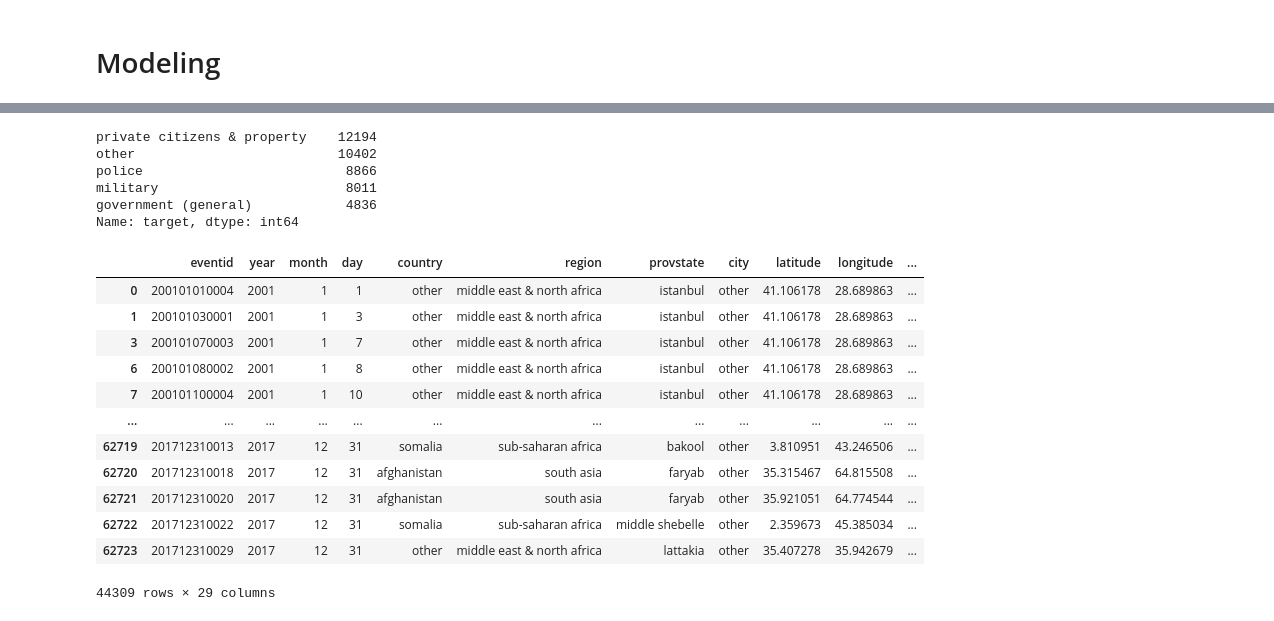
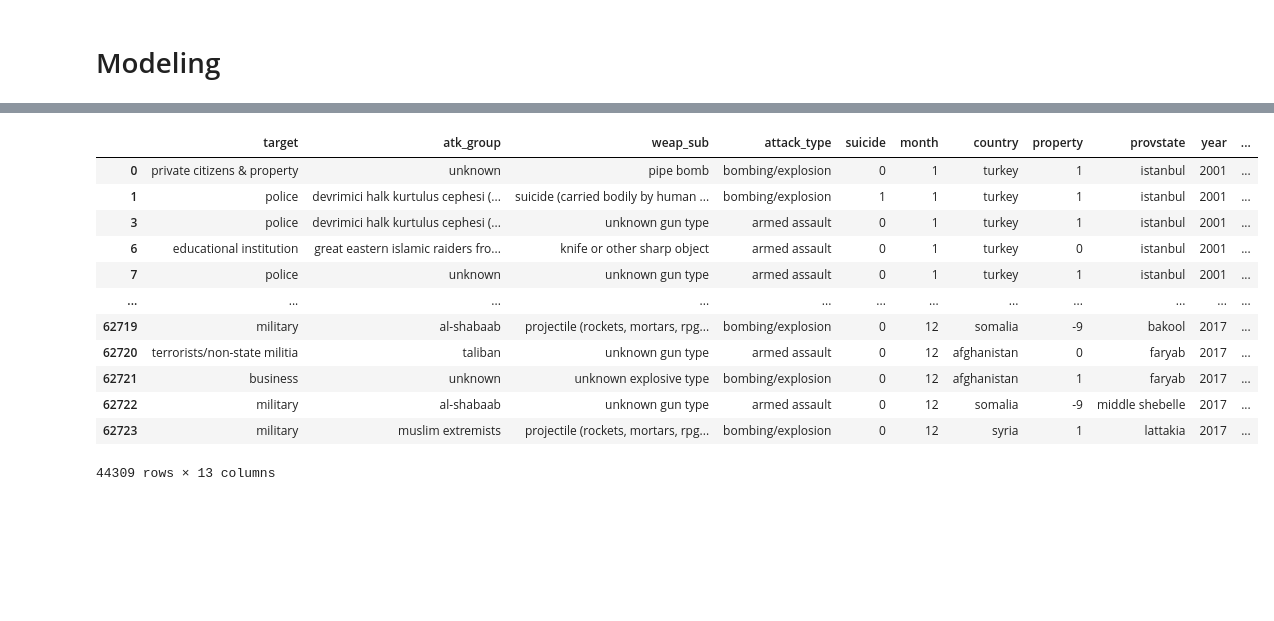
Before and after one commit to Predicting-Terrorism/predicting-terrorism, a Jupyter notebook: cody/modeling_notebook .ipynb, the cells around one changed output, grey strips where cells are left out. Saved outputs shown, nothing was run; the diff lists cells and outputs as text; code cells hidden in the pictures; blank space fills up the shorter version.

```diff
--- a/cody/modeling_notebook .ipynb
+++ b/cody/modeling_notebook .ipynb
@@ -77,0 +87,4 @@ df3 = df3.replace(['business'], 'other')
+# %%
+df.year = df.year.astype('str')
+# %%
+df.month = df.month.astype('str')
@@ -79,0 +113,18 @@ df2_trial = df2.copy()
+# %%
+df_keep = df[['target','atk_group', 'weap_sub','attack_type','suicide', 'month', 'country','property', 'provstate', 'year', 'weap_type', 'nationality', 'city']]
+# %%
+df_keep
+# %% [output]
+|  | target | atk_group | weap_sub | attack_type | suicide | month | country | property | provstate | year | ... |
+| 0 | private citizens & property | unknown | pipe bomb | bombing/explosion | 0 | 1 | turkey | 1 | istanbul | 2001 | ... |
+| 1 | police | devrimici halk kurtulus cephesi (... | suicide (carried bodily by human ... | bombing/explosion | 1 | 1 | turkey | 1 | istanbul | 2001 | ... |
+| 3 | police | devrimici halk kurtulus cephesi (... | unknown gun type | armed assault | 0 | 1 | turkey | 1 | istanbul | 2001 | ... |
+| 6 | educational institution | great eastern islamic raiders fro... | knife or other sharp object | armed assault | 0 | 1 | turkey | 0 | istanbul | 2001 | ... |
+| 7 | police | unknown | unknown gun type | armed assault | 0 | 1 | turkey | 1 | istanbul | 2001 | ... |
+| ... | ... | ... | ... | ... | ... | ... | ... | ... | ... | ... | ... |
+| 62719 | military | al-shabaab | projectile (rockets, mortars, rpg... | bombing/explosion | 0 | 12 | somalia | -9 | bakool | 2017 | ... |
+| 62720 | terrorists/non-state militia | taliban | unknown gun type | armed assault | 0 | 12 | afghanistan | 0 | faryab | 2017 | ... |
+| 62721 | business | unknown | unknown explosive type | bombing/explosion | 0 | 12 | afghanistan | 1 | faryab | 2017 | ... |
+| 62722 | military | al-shabaab | unknown gun type | armed assault | 0 | 12 | somalia | -9 | middle shebelle | 2017 | ... |
+| 62723 | military | muslim extremists | projectile (rockets, mortars, rpg... | bombing/explosion | 0 | 12 | syria | 1 | lattakia | 2017 | ... |
+44309 rows × 13 columns
@@ -81,28 +134,3 @@ df2_trial = df2.copy()
 df2_trial = df2_trial.drop(columns = 'target')
 # %%
 df2_trial = pd.concat([df2_trial, df3], axis=1)
-# %%
-df3.target.value_counts()
-# %% [output]
-private citizens & property    12194
-other                          10402
-police                          8866
-military                        8011
-government (general)            4836
-Name: target, dtype: int64
-# %%
-df2_trial
-# %% [output]
-|  | eventid | year | month | day | country | region | provstate | city | latitude | longitude | ... |
-| 0 | 200101010004 | 2001 | 1 | 1 | other | middle east & north africa | istanbul | other | 41.106178 | 28.689863 | ... |
-| 1 | 200101030001 | 2001 | 1 | 3 | other | middle east & north africa | istanbul | other | 41.106178 | 28.689863 | ... |
-| 3 | 200101070003 | 2001 | 1 | 7 | other | middle east & north africa | istanbul | other | 41.106178 | 28.689863 | ... |
-| 6 | 200101080002 | 2001 | 1 | 8 | other | middle east & north africa | istanbul | other | 41.106178 | 28.689863 | ... |
-| 7 | 200101100004 | 2001 | 1 | 10 | other | middle east & north africa | istanbul | other | 41.106178 | 28.689863 | ... |
-| ... | ... | ... | ... | ... | ... | ... | ... | ... | ... | ... | ... |
-| 62719 | 201712310013 | 2017 | 12 | 31 | somalia | sub-saharan africa | bakool | other | 3.810951 | 43.246506 | ... |
-| 62720 | 201712310018 | 2017 | 12 | 31 | afghanistan | south asia | faryab | other | 35.315467 | 64.815508 | ... |
-| 62721 | 201712310020 | 2017 | 12 | 31 | afghanistan | south asia | faryab | other | 35.921051 | 64.774544 | ... |
-| 62722 | 201712310022 | 2017 | 12 | 31 | somalia | sub-saharan africa | middle shebelle | other | 2.359673 | 45.385034 | ... |
-| 62723 | 201712310029 | 2017 | 12 | 31 | other | middle east & north africa | lattakia | other | 35.407278 | 35.942679 | ... |
-44309 rows × 29 columns
```
Also changed, not shown: parts of 61 cells of this notebook, 1 other file.
